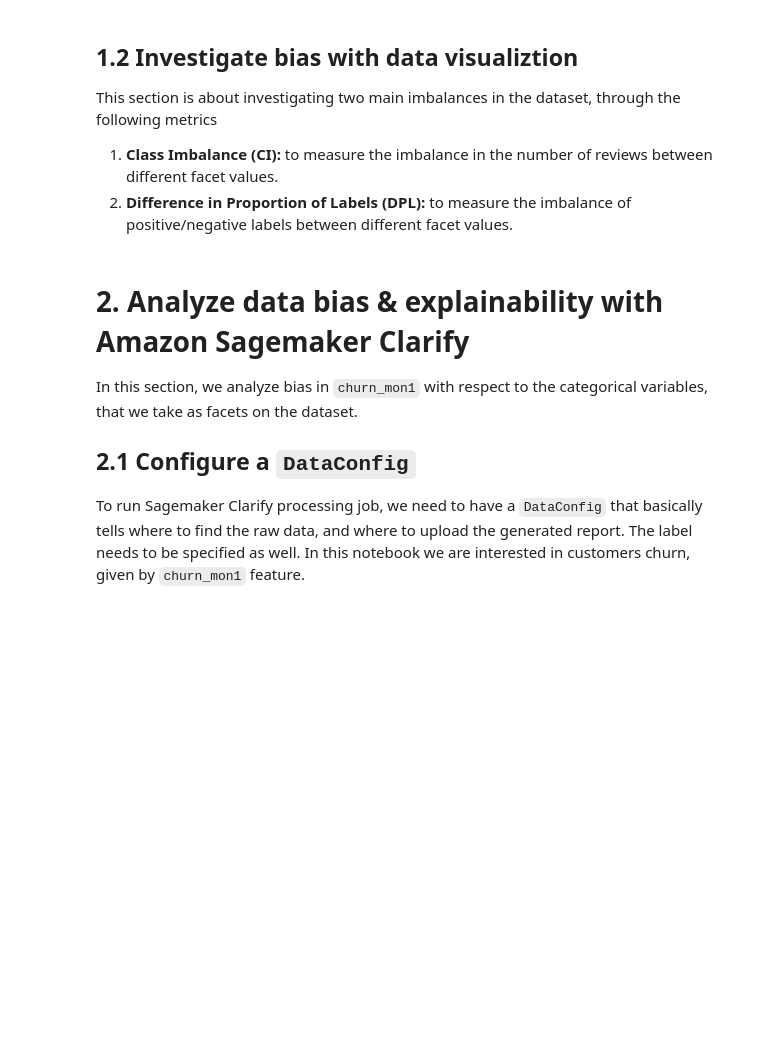
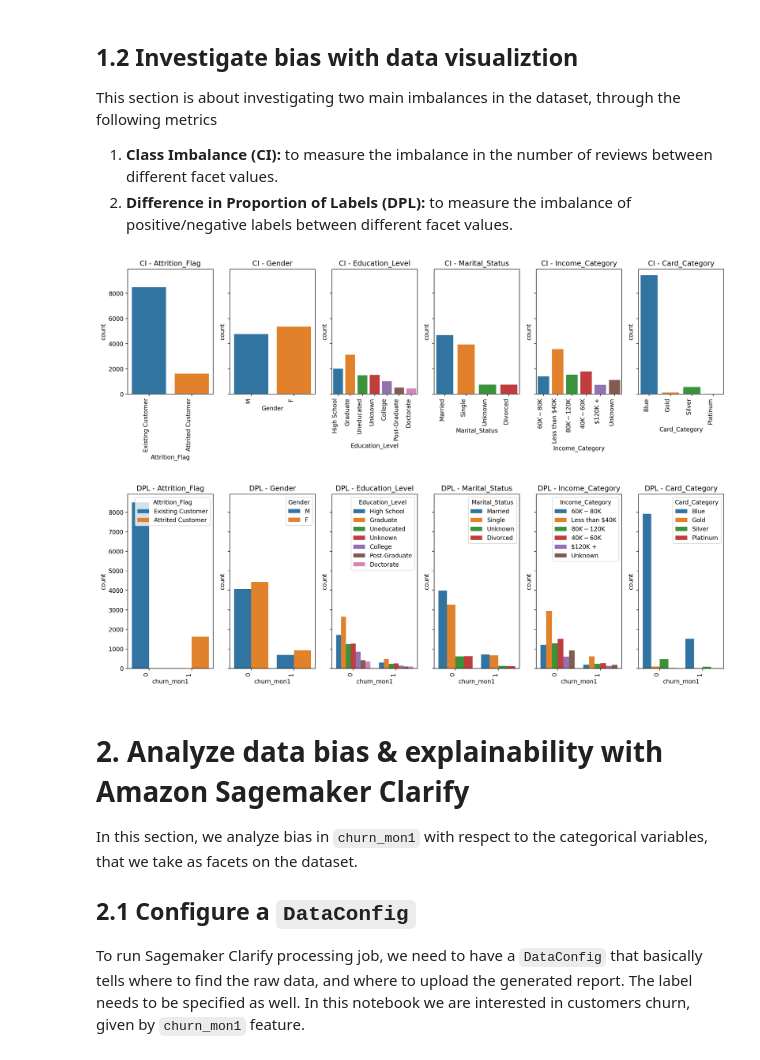
Before and after one commit to Badisj/AWS-Machine-Learning, a Jupyter notebook: Data Acquisition & Registry/BiasDetection_FeatureImportance.ipynb, the cells around one changed output. Cells and saved outputs as stored; diff of their text form; code cells hidden in the pictures; blank space fills up the shorter version.

```diff
--- a/Data Acquisition & Registry/BiasDetection_FeatureImportance.ipynb
+++ b/Data Acquisition & Registry/BiasDetection_FeatureImportance.ipynb
@@ -71,5 +84,5 @@ First import the dataset and perform data visualization to identify potential bi
 # %%
-local_data_path = './Data Acquisition & Registry/data/BankChurners.csv'
+local_data_path = './data/BankChurners.csv'
 
 # Import data
 data = pd.read_csv(local_data_path)
@@ -80,8 +93,27 @@ data.rename(
     inplace = True
 )
 
-data = pd.concat((data['churn_mon1'], data.drop(columns = ['churn_mon2'])), axis=1)
+
+# Reshape data for bias detection & training
+def cast_object_to_string(data_frame):
+    for label in data_frame.columns:
+        if data_frame.dtypes[label] == 'object':
+            data_frame[label] = data_frame[label].astype("str").astype("string")
+    return data_frame
+
+
+data = pd.concat((data['churn_mon1'], data.drop(columns = ['churn_mon1', 'churn_mon2'])), axis=1)
+data = cast_object_to_string(data)
 display(data.info())
+
+
+# Save data for bias detection
+data.to_csv('./data/BiasDetection/BankChurners.csv', index=False, header=True)
+
+
+# Save data for training
+data.drop(columns = ['CLIENTNUM']).to_csv('./data/XgboostTraining/BankChurners.csv', index=False, header=False)
+
 
 # Target & values
 target = list(data.columns)[:1]
@@ -94,20 +163,30 @@ This section is about investigating two main imbalances in the dataset, through
 # %%
 import seaborn as sns
 import matplotlib.pyplot as plt
 %matplotlib inline
 %config InlineBackend.figure_format='retina'
 
 
 # Investigate Class Imbalance
-for cat in data.drop(columns = ['churn_mon1']).select_dtypes(['string', 'object']).columns.to_list():
-        plt.figure(figsize = (12,5))
-        data.plot.bar(x = cat, title='CI - Feature: {}'.format(cat))
+fig, ax = plt.subplots(1, 6, figsize=(15, 5), sharey=True)
+
+for i, cat in enumerate(data.drop(columns = ['churn_mon1']).select_dtypes(['string', 'object']).columns.to_list()):
+        sns.countplot(data= data, x=cat, ax=ax[i])
+        ax[i].set_title('CI - {}'.format(cat))
+        ax[i].set_xticks(ax[i].get_xticks(), ax[i].get_xticklabels(), rotation=90, ha='right')
+        plt.tight_layout()
 
 
 # Investigate Difference in Proportion of Labels
-for cat in data.drop(columns = ['churn_mon1']).select_dtypes(['string', 'object']).columns.to_list():
-        plt.figure(figsize = (12,5))
-        sns.countplot(data= data, x='churn_mon1', hue=cat)
+fig2, ax2 = plt.subplots(1, 6, figsize=(15, 5), sharey=True)
+for j, cat in enumerate(data.drop(columns = ['churn_mon1']).select_dtypes(['string', 'object']).columns.to_list()):
+        sns.countplot(data= data, x='churn_mon1', hue=cat, ax=ax2[j])
+        ax2[j].set_title('DPL - {}'.format(cat))
+        ax2[j].set_xticks(ax2[j].get_xticks(), ax2[j].get_xticklabels(), rotation=90, ha='right')
+        plt.tight_layout()
+# %% [output]
+[figure, added]
+[figure, added]
 # %% [markdown]
 # 2. Analyze data bias & explainability with Amazon Sagemaker Clarify
 In this section, we analyze bias in `churn_mon1` with respect to the categorical variables, that we take as facets on the dataset.
```
Also changed, not shown: parts of 21 cells of this notebook, 2 other files.
